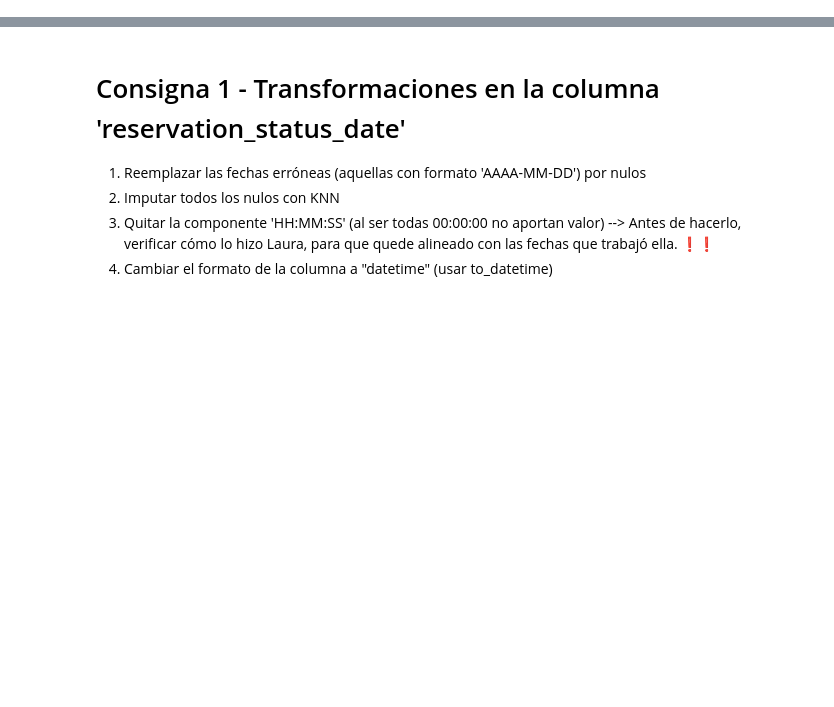
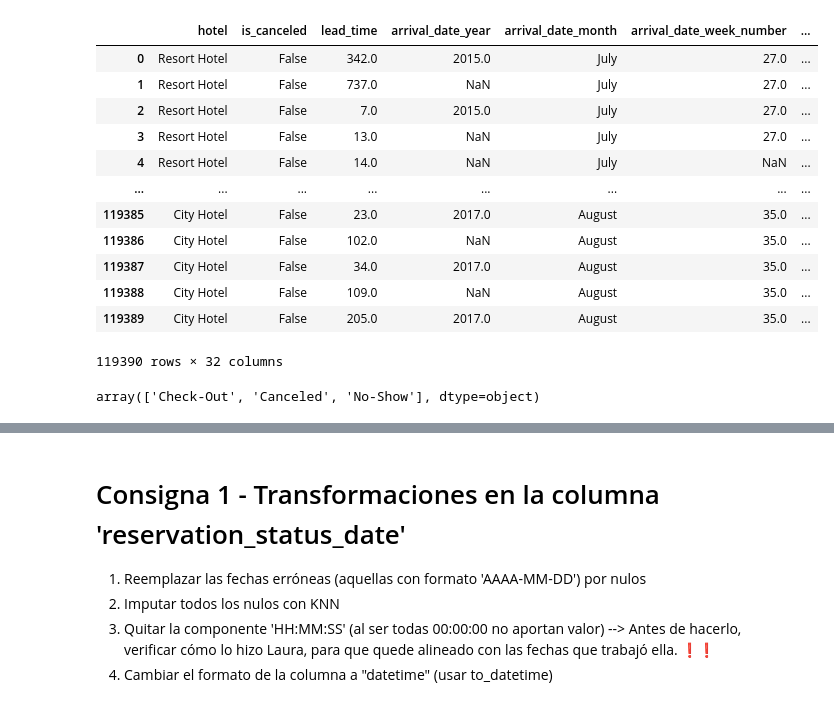
Before and after one commit to carla-caracola/proyecto_analisis_cancelaciones_reservas, a Jupyter notebook: jupyter_notebooks/limpieza_transformacion_carla.ipynb, the cells around one changed output, grey strips where cells are left out. Drawn from its saved outputs; the diff is of its cells as text; code cells hidden in the pictures; blank space fills up the shorter version.

```diff
--- a/jupyter_notebooks/limpieza_transformacion_carla.ipynb
+++ b/jupyter_notebooks/limpieza_transformacion_carla.ipynb
@@ -16,4 +16,27 @@ from datetime import datetime
 # %%
 # Importar datos
 
-df = pd.read_csv("data/finanzas_hotel_bookings.csv", index_col=0)
+df = pd.read_csv("../data/finanzas_hotel_bookings.csv", index_col=0)
+# %%
+# Eliminar filas a partir de la 119390
+df = df.iloc[:119390]
+# %%
+df
+# %% [output]
+|  | hotel | is_canceled | lead_time | arrival_date_year | arrival_date_month | arrival_date_week_number | ... |
+| 0 | Resort Hotel | False | 342.0 | 2015.0 | July | 27.0 | ... |
+| 1 | Resort Hotel | False | 737.0 | NaN | July | 27.0 | ... |
+| 2 | Resort Hotel | False | 7.0 | 2015.0 | July | 27.0 | ... |
+| 3 | Resort Hotel | False | 13.0 | NaN | July | 27.0 | ... |
+| 4 | Resort Hotel | False | 14.0 | NaN | July | NaN | ... |
+| ... | ... | ... | ... | ... | ... | ... | ... |
+| 119385 | City Hotel | False | 23.0 | 2017.0 | August | 35.0 | ... |
+| 119386 | City Hotel | False | 102.0 | NaN | August | 35.0 | ... |
+| 119387 | City Hotel | False | 34.0 | 2017.0 | August | 35.0 | ... |
+| 119388 | City Hotel | False | 109.0 | NaN | August | 35.0 | ... |
+| 119389 | City Hotel | False | 205.0 | 2017.0 | August | 35.0 | ... |
+119390 rows × 32 columns
+# %%
+df['reservation_status'].unique()
+# %% [output]
+array(['Check-Out', 'Canceled', 'No-Show'], dtype=object)
```
Also changed, not shown: parts of 2 cells of this notebook.
